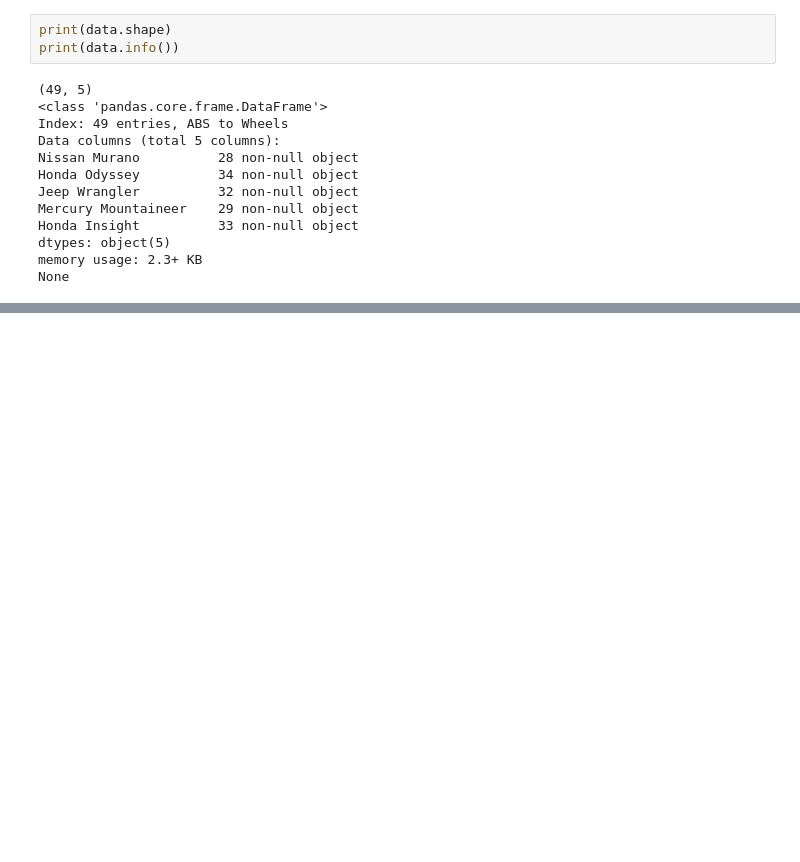
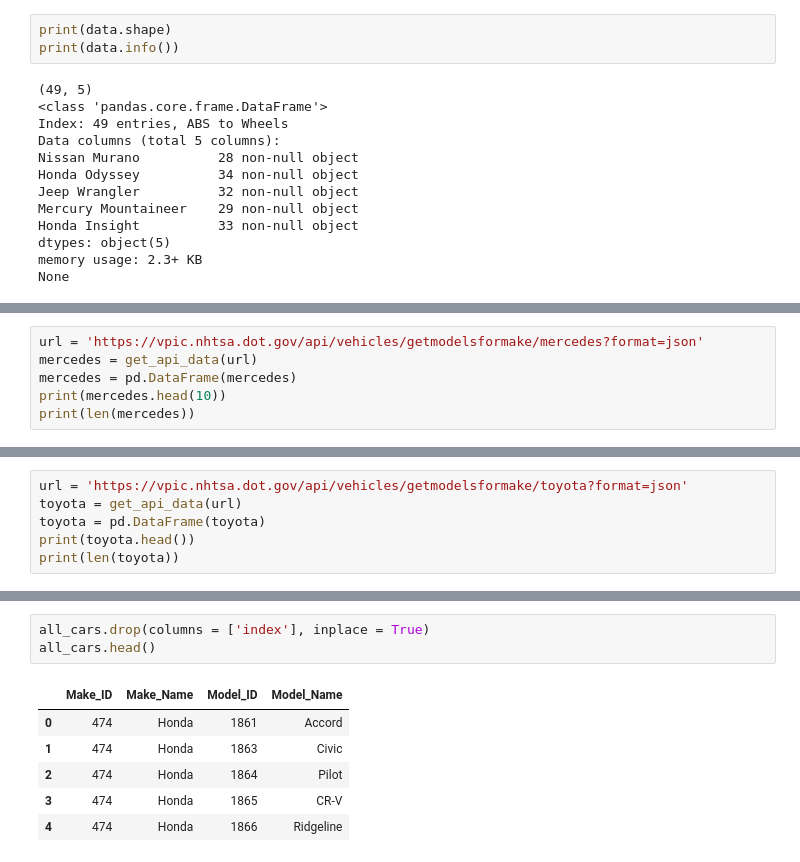
Before and after one commit to willgyoung/NHTSA-API-practice, a Jupyter notebook: API_practice.ipynb, the cells around one changed output, grey strips where cells are left out. Drawn from its saved outputs; the diff is of its cells as text; blank space fills up the shorter version.

```diff
--- a/API_practice.ipynb
+++ b/API_practice.ipynb
@@ -321,0 +359,6 @@ data.loc[['ModelYear', 'GVWR', 'FuelTypePrimary', 'FuelTypeSecondary', 'BodyClas
+# %%
+url = 'https://vpic.nhtsa.dot.gov/api/vehicles/getmodelsformake/mercedes?format=json'
+mercedes = get_api_data(url)
+mercedes = pd.DataFrame(mercedes)
+print(mercedes.head(10))
+print(len(mercedes))
@@ -321,0 +378,6 @@ data.loc[['ModelYear', 'GVWR', 'FuelTypePrimary', 'FuelTypeSecondary', 'BodyClas
+# %%
+url = 'https://vpic.nhtsa.dot.gov/api/vehicles/getmodelsformake/toyota?format=json'
+toyota = get_api_data(url)
+toyota = pd.DataFrame(toyota)
+print(toyota.head())
+print(len(toyota))
@@ -321,0 +444,10 @@ data.loc[['ModelYear', 'GVWR', 'FuelTypePrimary', 'FuelTypeSecondary', 'BodyClas
+# %%
+all_cars.drop(columns = ['index'], inplace = True)
+all_cars.head()
+# %% [output]
+|  | Make_ID | Make_Name | Model_ID | Model_Name |
+| 0 | 474 | Honda | 1861 | Accord |
+| 1 | 474 | Honda | 1863 | Civic |
+| 2 | 474 | Honda | 1864 | Pilot |
+| 3 | 474 | Honda | 1865 | CR-V |
+| 4 | 474 | Honda | 1866 | Ridgeline |
```
Also changed, not shown: parts of 16 cells of this notebook.
